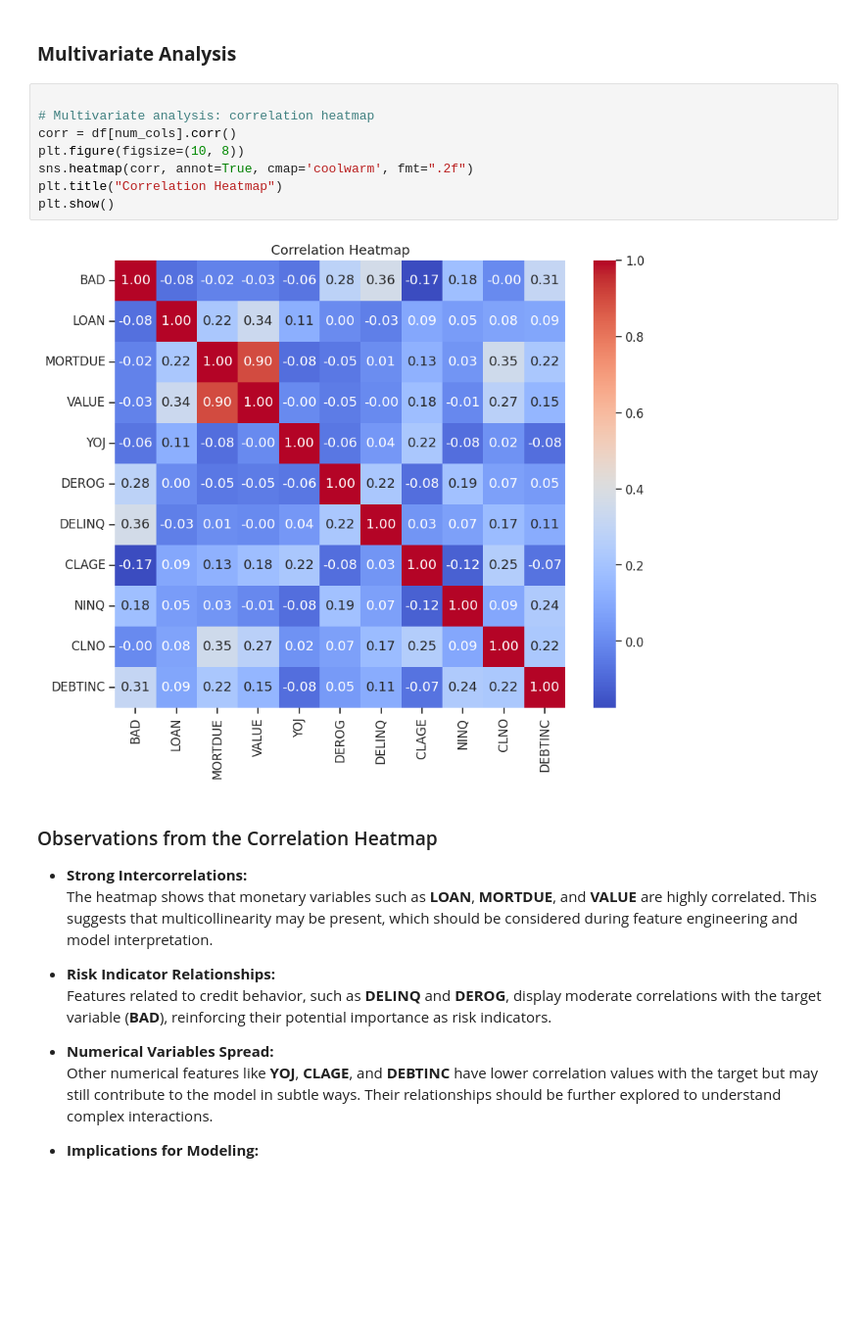
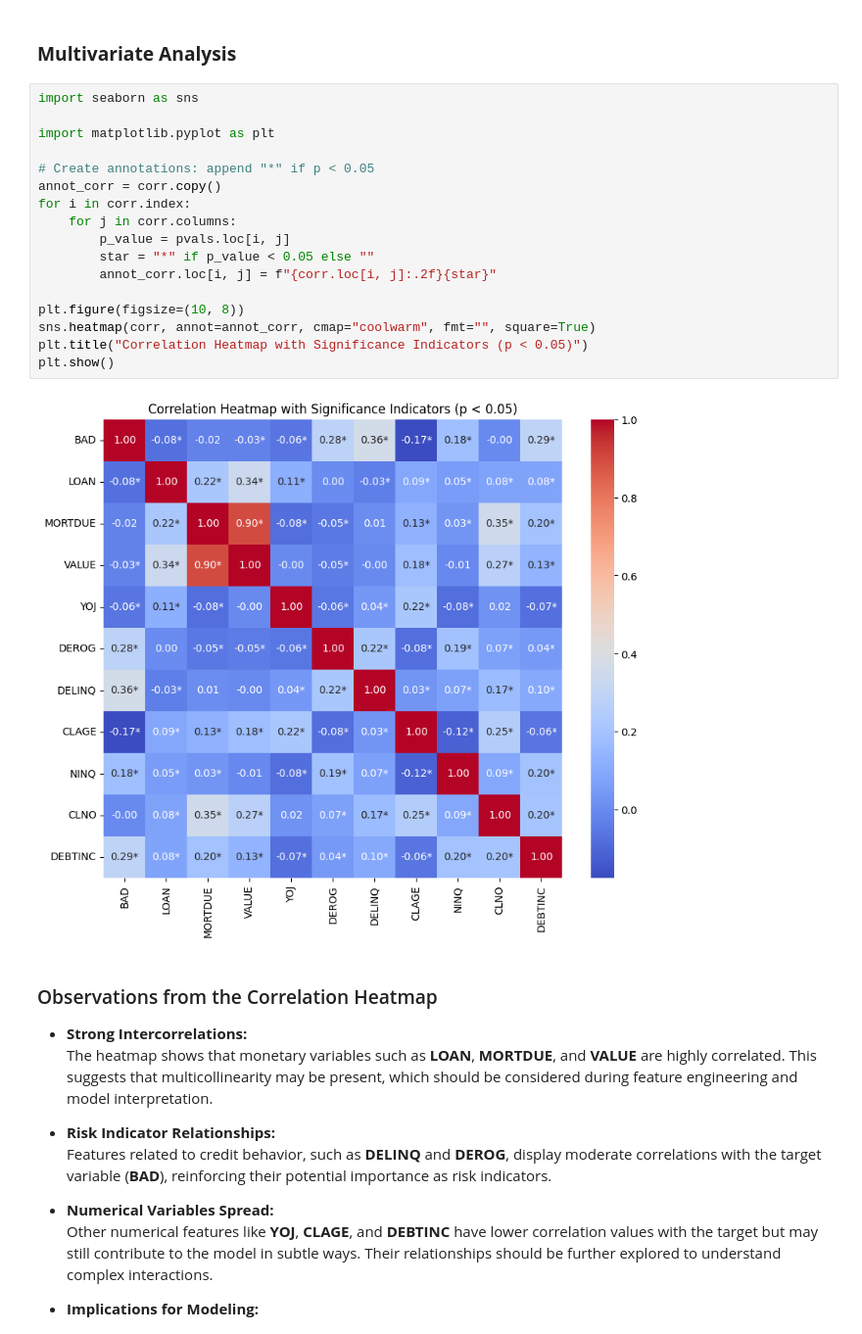
Before and after one commit to zuzann18/Loan_default, a Jupyter notebook: isworkingsmoteApplied_Data_Science_Loan_Default_Zuzanna_Walus.ipynb, the cells around one changed output. Shown at 98% size. Cells and saved outputs as stored; diff of their text form; blank space fills up the shorter version.

Commit message:
Create annotations: append "*" if p < 0.05

```diff
--- a/isworkingsmoteApplied_Data_Science_Loan_Default_Zuzanna_Walus.ipynb
+++ b/isworkingsmoteApplied_Data_Science_Loan_Default_Zuzanna_Walus.ipynb
@@ -764,16 +764,25 @@ plt.show()
     The observed distribution patterns guide targeted feature transformations and selection. For instance, applying logarithmic transformations to skewed monetary variables or carefully treating outliers could improve model robustness.
 # %% [markdown]
 ### **Multivariate Analysis**
-# %%
-
-# Multivariate analysis: correlation heatmap
-corr = df[num_cols].corr()
-plt.figure(figsize=(10, 8))
-sns.heatmap(corr, annot=True, cmap='coolwarm', fmt=".2f")
-plt.title("Correlation Heatmap")
-plt.show()
-# %% [output]
-[figure, removed]
+# %%
+import seaborn as sns
+
+import matplotlib.pyplot as plt
+
+# Create annotations: append "*" if p < 0.05
+annot_corr = corr.copy()
+for i in corr.index:
+    for j in corr.columns:
+        p_value = pvals.loc[i, j]
+        star = "*" if p_value < 0.05 else ""
+        annot_corr.loc[i, j] = f"{corr.loc[i, j]:.2f}{star}"
+
+plt.figure(figsize=(10, 8))
+sns.heatmap(corr, annot=annot_corr, cmap="coolwarm", fmt="", square=True)
+plt.title("Correlation Heatmap with Significance Indicators (p < 0.05)")
+plt.show()
+# %% [output]
+[figure, added]
 # %% [markdown]
 ### Observations from the Correlation Heatmap
 
```
